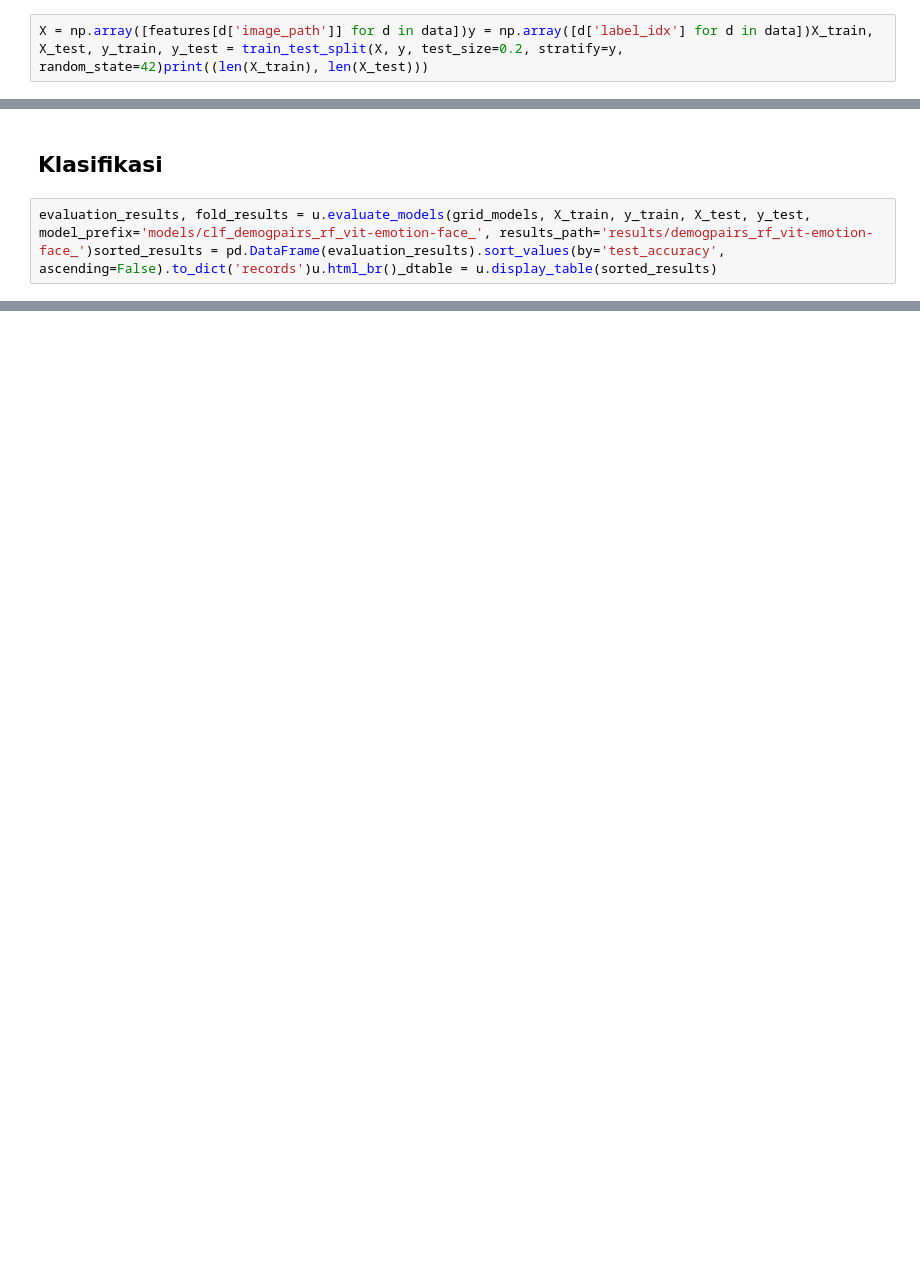
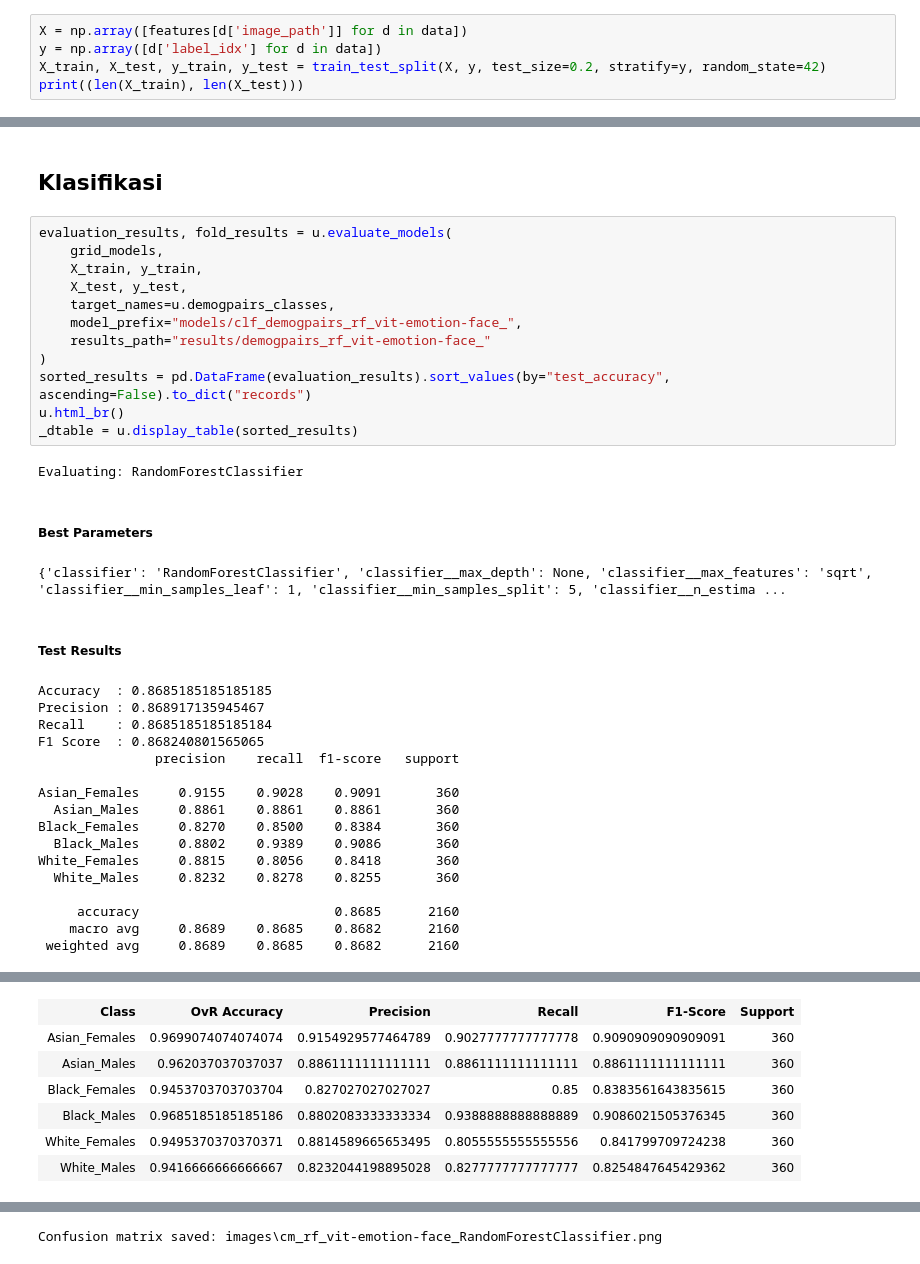
Before and after one commit to rafyakbar/face-race-gender-classification-using-multi-domain-vit, a Jupyter notebook: experiment/code/2.4.6_rf_vit-emotion-face_demogpairs.ipynb, the cells around one changed output, grey strips where cells are left out. Saved outputs shown, nothing was run; the diff lists cells and outputs as text; blank space fills up the shorter version.

```diff
--- a/experiment/code/2.4.6_rf_vit-emotion-face_demogpairs.ipynb
+++ b/experiment/code/2.4.6_rf_vit-emotion-face_demogpairs.ipynb
@@ -33,4 +51,7 @@ print('Jumlah fitur per gambar:', np.array(features[list(features.keys())[0]]).s
 # %% [markdown]
 ## Split Data
 # %%
-X = np.array([features[d['image_path']] for d in data])y = np.array([d['label_idx'] for d in data])X_train, X_test, y_train, y_test = train_test_split(X, y, test_size=0.2, stratify=y, random_state=42)print((len(X_train), len(X_test)))
+X = np.array([features[d['image_path']] for d in data])
+y = np.array([d['label_idx'] for d in data])
+X_train, X_test, y_train, y_test = train_test_split(X, y, test_size=0.2, stratify=y, random_state=42)
+print((len(X_train), len(X_test)))
@@ -80,4 +105,35 @@ for params in grid_params:
 # %% [markdown]
 ## Klasifikasi
 # %%
-evaluation_results, fold_results = u.evaluate_models(grid_models, X_train, y_train, X_test, y_test, model_prefix='models/clf_demogpairs_rf_vit-emotion-face_', results_path='results/demogpairs_rf_vit-emotion-face_')sorted_results = pd.DataFrame(evaluation_results).sort_values(by='test_accuracy', ascending=False).to_dict('records')u.html_br()_dtable = u.display_table(sorted_results)
+evaluation_results, fold_results = u.evaluate_models(
+    grid_models,
+    X_train, y_train,
+    X_test, y_test,
+    target_names=u.demogpairs_classes,
+    model_prefix="models/clf_demogpairs_rf_vit-emotion-face_",
+    results_path="results/demogpairs_rf_vit-emotion-face_"
+)
+sorted_results = pd.DataFrame(evaluation_results).sort_values(by="test_accuracy", ascending=False).to_dict("records")
+u.html_br()
+_dtable = u.display_table(sorted_results)
+# %% [output]
+Evaluating: RandomForestClassifier
+Best Parameters
+{'classifier': 'RandomForestClassifier', 'classifier__max_depth': None, 'classifier__max_features': 'sqrt', 'classifier__min_samples_leaf': 1, 'classifier__min_samples_split': 5, 'classifier__n_estima ...
+Test Results
+Accuracy  : 0.8685185185185185
+Precision : 0.868917135945467
+Recall    : 0.8685185185185184
+F1 Score  : 0.868240801565065
+               precision    recall  f1-score   support
+
+Asian_Females     0.9155    0.9028    0.9091       360
+  Asian_Males     0.8861    0.8861    0.8861       360
+Black_Females     0.8270    0.8500    0.8384       360
+  Black_Males     0.8802    0.9389    0.9086       360
+White_Females     0.8815    0.8056    0.8418       360
+  White_Males     0.8232    0.8278    0.8255       360
+
+     accuracy                         0.8685      2160
+    macro avg     0.8689    0.8685    0.8682      2160
+ weighted avg     0.8689    0.8685    0.8682      2160
@@ -83,0 +141,7 @@ evaluation_results, fold_results = u.evaluate_models(grid_models, X_train, y_tra
+| Class | OvR Accuracy | Precision | Recall | F1-Score | Support |
+| Asian_Females | 0.9699074074074074 | 0.9154929577464789 | 0.9027777777777778 | 0.9090909090909091 | 360 |
+| Asian_Males | 0.962037037037037 | 0.8861111111111111 | 0.8861111111111111 | 0.8861111111111111 | 360 |
+| Black_Females | 0.9453703703703704 | 0.827027027027027 | 0.85 | 0.8383561643835615 | 360 |
+| Black_Males | 0.9685185185185186 | 0.8802083333333334 | 0.9388888888888889 | 0.9086021505376345 | 360 |
+| White_Females | 0.9495370370370371 | 0.8814589665653495 | 0.8055555555555556 | 0.841799709724238 | 360 |
+| White_Males | 0.9416666666666667 | 0.8232044198895028 | 0.8277777777777777 | 0.8254847645429362 | 360 |
@@ -83,0 +149 @@ evaluation_results, fold_results = u.evaluate_models(grid_models, X_train, y_tra
+Confusion matrix saved: images\cm_rf_vit-emotion-face_RandomForestClassifier.png
```
Also changed, not shown: parts of 9 cells of this notebook, 6 other files.
